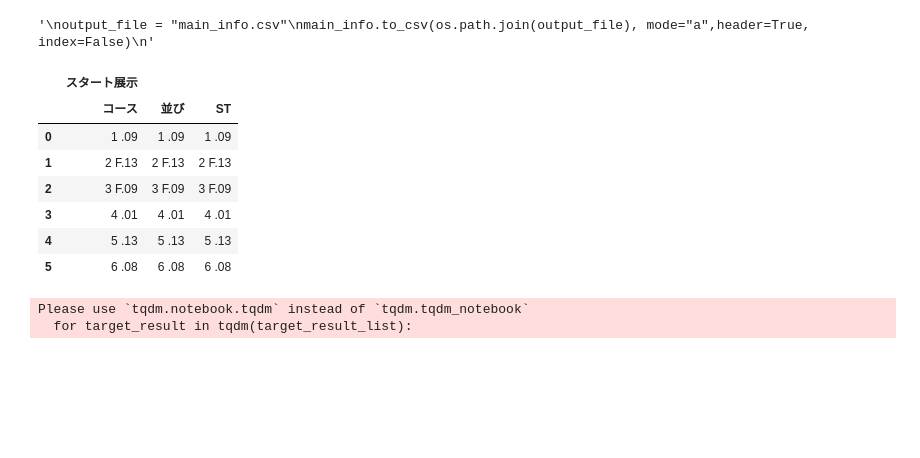
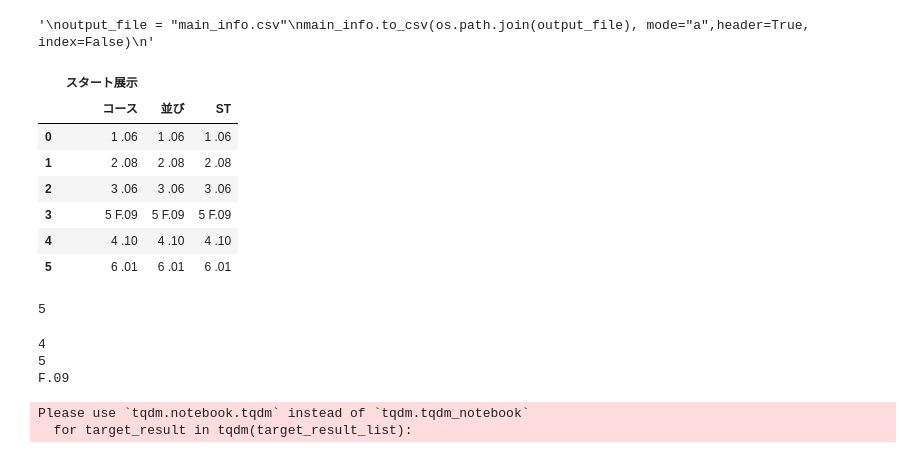
Before and after one commit to rakukanahoshi/kyoutei_AI, a Jupyter notebook: main.ipynb, the cells around one changed output. Saved outputs shown, nothing was run; the diff lists cells and outputs as text; code cells hidden in the pictures; blank space fills up the shorter version.

```diff
--- a/main.ipynb
+++ b/main.ipynb
@@ -106,17 +126,32 @@ main_info.to_csv(os.path.join(output_file), mode="a",header=True, index=False)
 # %% [output]
 '\noutput_file = "main_info.csv"\nmain_info.to_csv(os.path.join(output_file), mode="a",header=True, index=False)\n'
 # %%
-dfs1 = pd.read_html(target_info, encoding="utf-8")[2]
+dfs1 = pd.read_html("row_html/01/info_html/01_20140115_06.html", encoding="utf-8")[2]
 display(dfs1)
 # %% [output]
 |  | スタート展示 |  |  |
 |  | コース | 並び | ST |
-| 0 | 1 .09 | 1 .09 | 1 .09 |
-| 1 | 2 F.13 | 2 F.13 | 2 F.13 |
-| 2 | 3 F.09 | 3 F.09 | 3 F.09 |
-| 3 | 4 .01 | 4 .01 | 4 .01 |
-| 4 | 5 .13 | 5 .13 | 5 .13 |
-| 5 | 6 .08 | 6 .08 | 6 .08 |
+| 0 | 1 .06 | 1 .06 | 1 .06 |
+| 1 | 2 .08 | 2 .08 | 2 .08 |
+| 2 | 3 .06 | 3 .06 | 3 .06 |
+| 3 | 5 F.09 | 5 F.09 | 5 F.09 |
+| 4 | 4 .10 | 4 .10 | 4 .10 |
+| 5 | 6 .01 | 6 .01 | 6 .01 |
+# %%
+display(main_info.loc[4, "en"])
+
+for i in range(6):
+    x = dfs1.iloc[i,0].split(" ")
+    x1 = int(x[0])
+    if main_info.loc[4, "en"] == x1:
+        print(i+1)
+        print(x1)
+        print(x[1])
+# %% [output]
+5
+4
+5
+F.09
 # %%
 for target_result in tqdm(target_result_list):
     dfs = pd.read_html(target_result, encoding="utf-8")[2]
```
Also changed, not shown: parts of 14 cells of this notebook.
